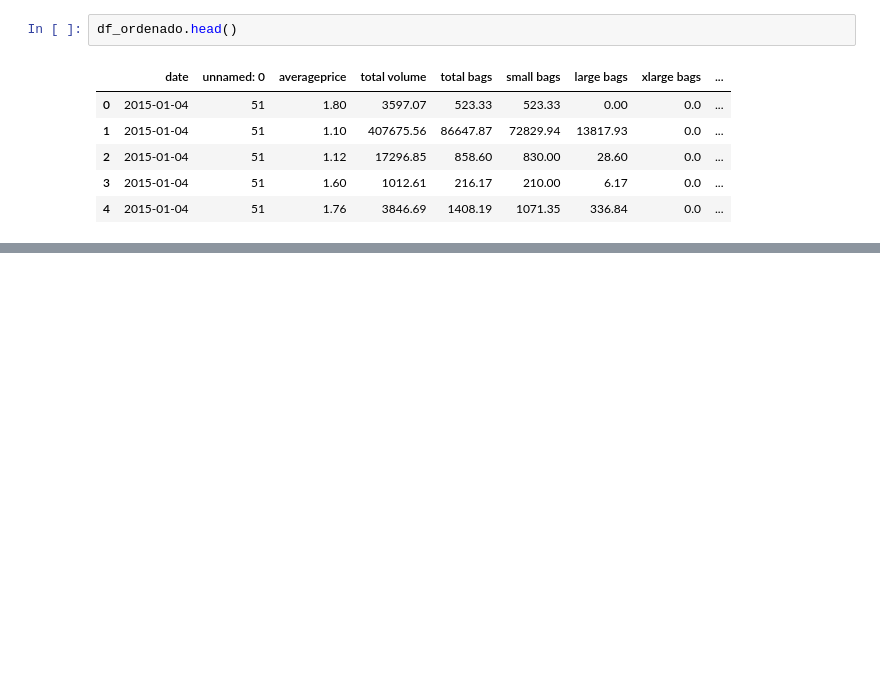
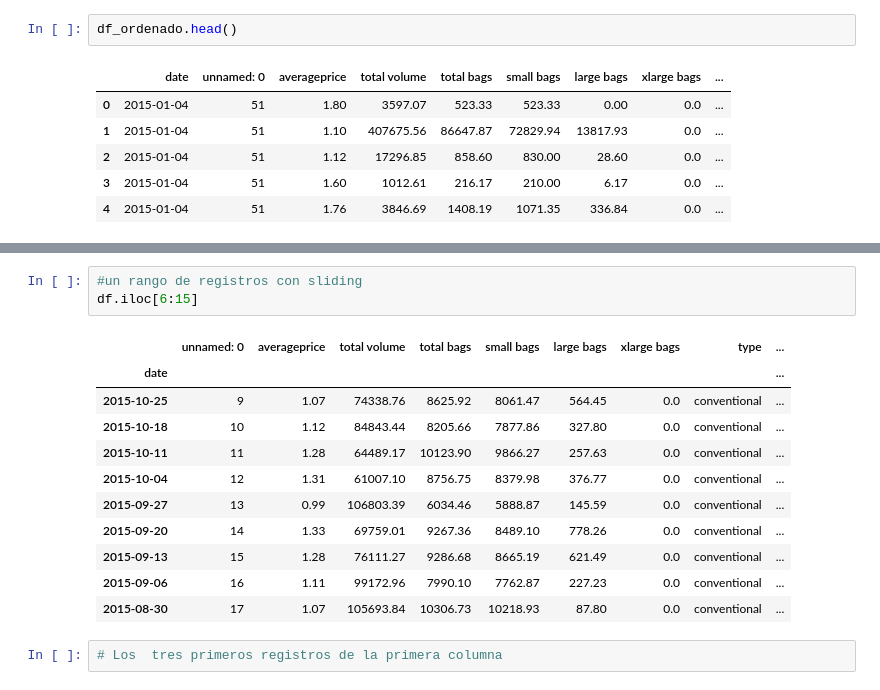
Before and after one commit to Ironhack-Data-Madrid-Febrero-2021/Classroom-Materials, a Jupyter notebook: module-2/5-repaso_9_abril.ipynb, the cells around one changed output, grey strips where cells are left out. Drawn from its saved outputs; the diff is of its cells as text; blank space fills up the shorter version.

```diff
--- a/module-2/5-repaso_9_abril.ipynb
+++ b/module-2/5-repaso_9_abril.ipynb
@@ -417,0 +428,17 @@ df_ordenado.head()
+# %%
+#un rango de registros con sliding
+df.iloc[6:15]
+# %% [output]
+|  | unnamed: 0 | averageprice | total volume | total bags | small bags | large bags | xlarge bags | type | ... |
+| date |  |  |  |  |  |  |  |  | ... |
+| 2015-10-25 | 9 | 1.07 | 74338.76 | 8625.92 | 8061.47 | 564.45 | 0.0 | conventional | ... |
+| 2015-10-18 | 10 | 1.12 | 84843.44 | 8205.66 | 7877.86 | 327.80 | 0.0 | conventional | ... |
+| 2015-10-11 | 11 | 1.28 | 64489.17 | 10123.90 | 9866.27 | 257.63 | 0.0 | conventional | ... |
+| 2015-10-04 | 12 | 1.31 | 61007.10 | 8756.75 | 8379.98 | 376.77 | 0.0 | conventional | ... |
+| 2015-09-27 | 13 | 0.99 | 106803.39 | 6034.46 | 5888.87 | 145.59 | 0.0 | conventional | ... |
+| 2015-09-20 | 14 | 1.33 | 69759.01 | 9267.36 | 8489.10 | 778.26 | 0.0 | conventional | ... |
+| 2015-09-13 | 15 | 1.28 | 76111.27 | 9286.68 | 8665.19 | 621.49 | 0.0 | conventional | ... |
+| 2015-09-06 | 16 | 1.11 | 99172.96 | 7990.10 | 7762.87 | 227.23 | 0.0 | conventional | ... |
+| 2015-08-30 | 17 | 1.07 | 105693.84 | 10306.73 | 10218.93 | 87.80 | 0.0 | conventional | ... |
+# %%
+# Los  tres primeros registros de la primera columna
```
Also changed, not shown: parts of 26 cells of this notebook.
